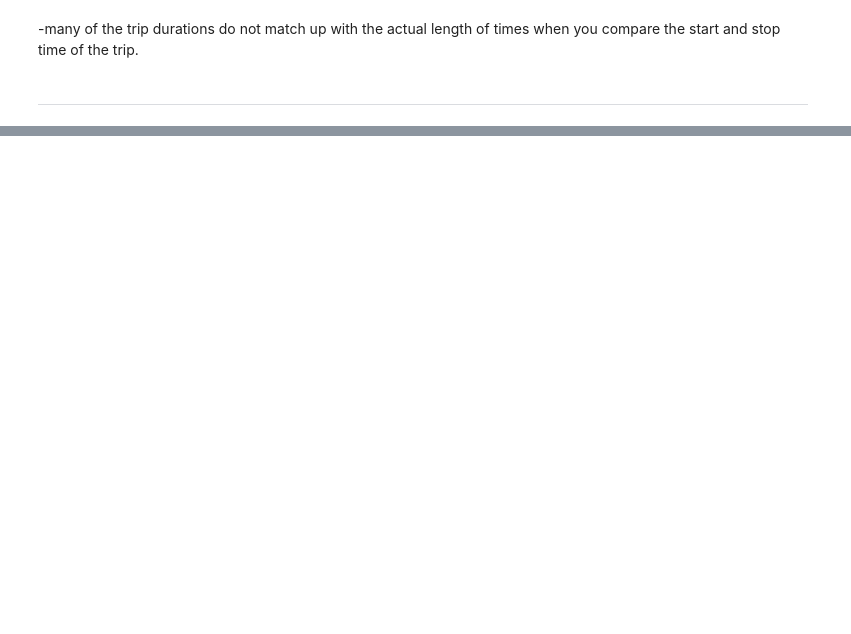
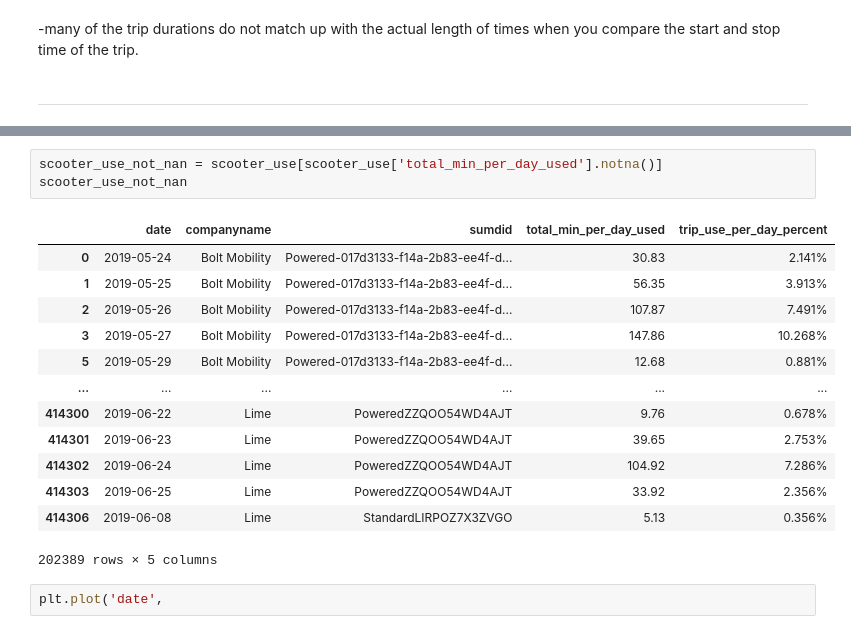
Before and after one commit to NSS-Full-Time-Data-Analytics-11/nashville-scooters-jazzy, a Jupyter notebook: Scooters.ipynb, the cells around one changed output, grey strips where cells are left out. Saved outputs shown, nothing was run; the diff lists cells and outputs as text; blank space fills up the shorter version.

```diff
--- a/Scooters.ipynb
+++ b/Scooters.ipynb
@@ -252,0 +264,19 @@ order by trip_use_per_day_percent
+# %%
+scooter_use_not_nan = scooter_use[scooter_use['total_min_per_day_used'].notna()]
+scooter_use_not_nan
+# %% [output]
+|  | date | companyname | sumdid | total_min_per_day_used | trip_use_per_day_percent |
+| 0 | 2019-05-24 | Bolt Mobility | Powered-017d3133-f14a-2b83-ee4f-d... | 30.83 | 2.141% |
+| 1 | 2019-05-25 | Bolt Mobility | Powered-017d3133-f14a-2b83-ee4f-d... | 56.35 | 3.913% |
+| 2 | 2019-05-26 | Bolt Mobility | Powered-017d3133-f14a-2b83-ee4f-d... | 107.87 | 7.491% |
+| 3 | 2019-05-27 | Bolt Mobility | Powered-017d3133-f14a-2b83-ee4f-d... | 147.86 | 10.268% |
+| 5 | 2019-05-29 | Bolt Mobility | Powered-017d3133-f14a-2b83-ee4f-d... | 12.68 | 0.881% |
+| ... | ... | ... | ... | ... | ... |
+| 414300 | 2019-06-22 | Lime | PoweredZZQOO54WD4AJT | 9.76 | 0.678% |
+| 414301 | 2019-06-23 | Lime | PoweredZZQOO54WD4AJT | 39.65 | 2.753% |
+| 414302 | 2019-06-24 | Lime | PoweredZZQOO54WD4AJT | 104.92 | 7.286% |
+| 414303 | 2019-06-25 | Lime | PoweredZZQOO54WD4AJT | 33.92 | 2.356% |
+| 414306 | 2019-06-08 | Lime | StandardLIRPOZ7X3ZVGO | 5.13 | 0.356% |
+202389 rows × 5 columns
+# %%
+plt.plot('date',
```
Also changed, not shown: parts of 15 cells of this notebook, 1 other file.
